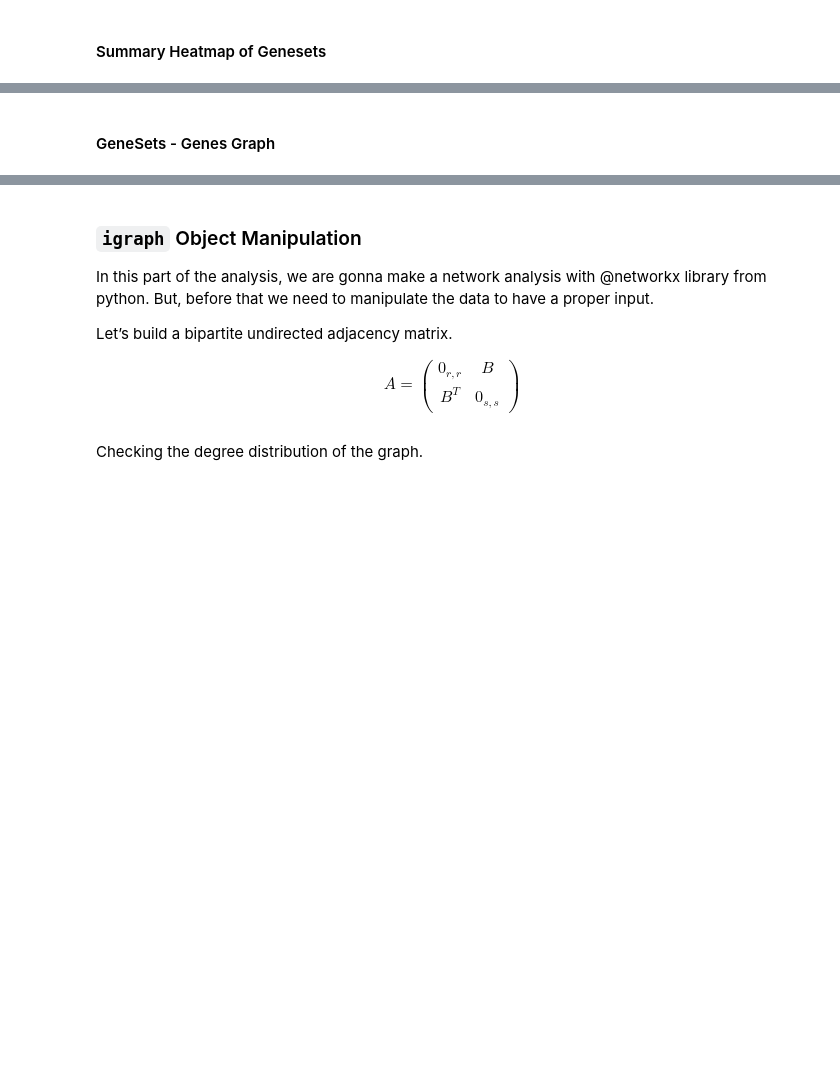
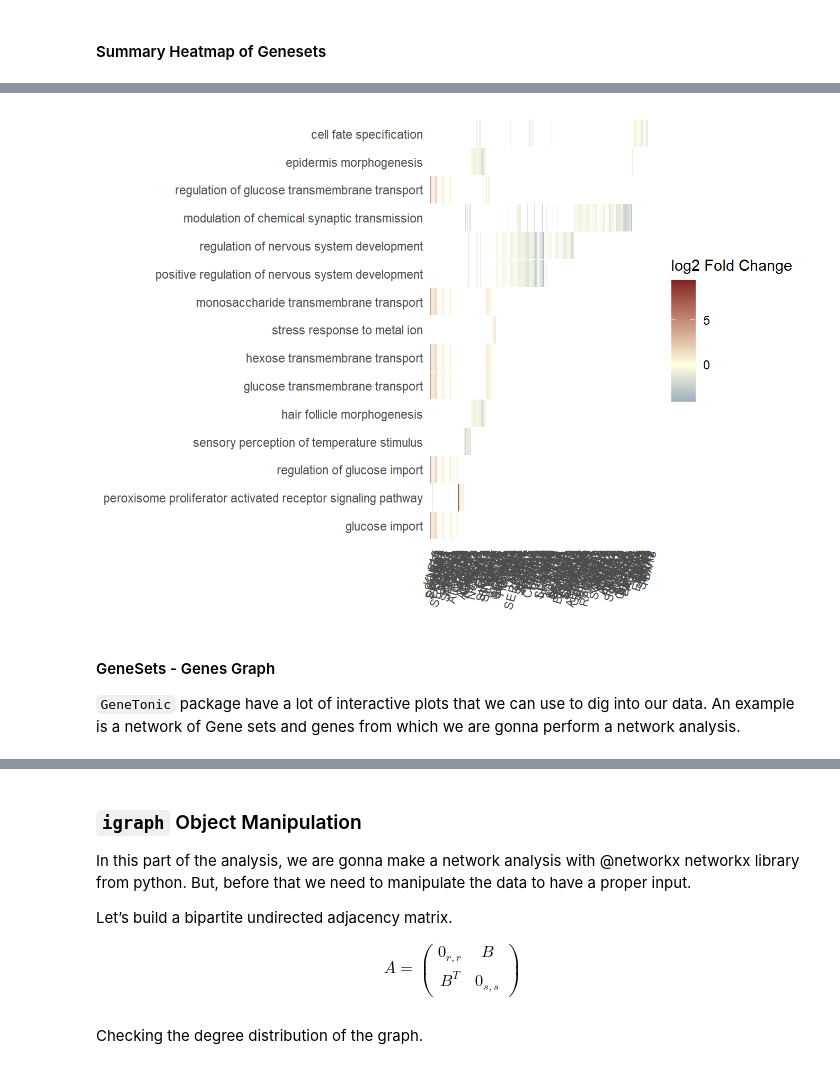
Before and after one commit to pipaber/RNA-Seq, a Jupyter notebook: index.embed.ipynb, the cells around one changed output, grey strips where cells are left out. Drawn from its saved outputs; the diff is of its cells as text; code cells hidden in the pictures; blank space fills up the shorter version.

```diff
--- a/index.embed.ipynb
+++ b/index.embed.ipynb
@@ -207,7 +211,7 @@ Providing an annotation object of 16596 features with information on 3 identifie
 #### Summary Heatmap of Genesets
 # %%
 p<-gs_summary_heat(gtl = gtl_res_GOclu_BP,
-                    n_gs=30)
+                    n_gs=15)
 
-bslib::card(plotly::ggplotly(p), full_screen = T)
+p
 # %% [output]
@@ -215,5 +218,8 @@ bslib::card(plotly::ggplotly(p), full_screen = T)
+[figure, added]
-# %% [markdown]
-#### GeneSets - Genes Graph
+# %% [markdown]
+#### GeneSets - Genes Graph
+
+`GeneTonic` package have a lot of interactive plots that we can use to dig into our data. An example is a network of Gene sets and genes from which we are gonna perform a network analysis.
 # %%
 ggs <- ggs_graph(gtl = gtl_res_GOclu_BP, n_gs = 100)
 ggs2 <- ggs_graph(gtl = gtl_res_GOclu_BP, n_gs = 20)
@@ -245,7 +251,7 @@ htmltools::tagList(list(p))
 # %% [markdown]
 ### `igraph` Object Manipulation
 
-In this part of the analysis, we are gonna make a network analysis with @networkx library from python. But, before that we need to manipulate the data to have a proper input.
+In this part of the analysis, we are gonna make a network analysis with @networkx networkx library from python. But, before that we need to manipulate the data to have a proper input.
 
 Let’s build a bipartite undirected adjacency matrix.
 
```
Also changed, not shown: parts of 15 cells of this notebook, 17 other files.
